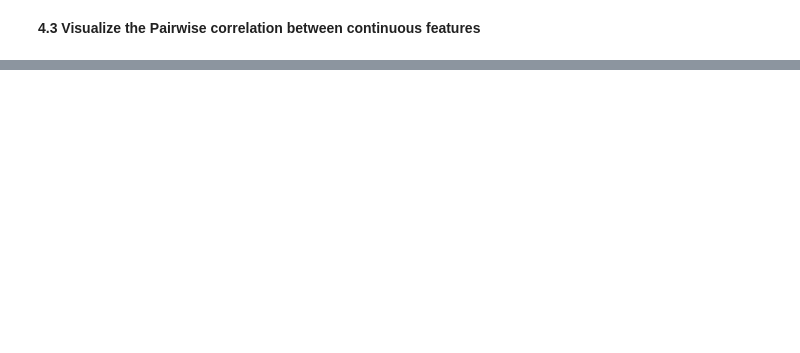
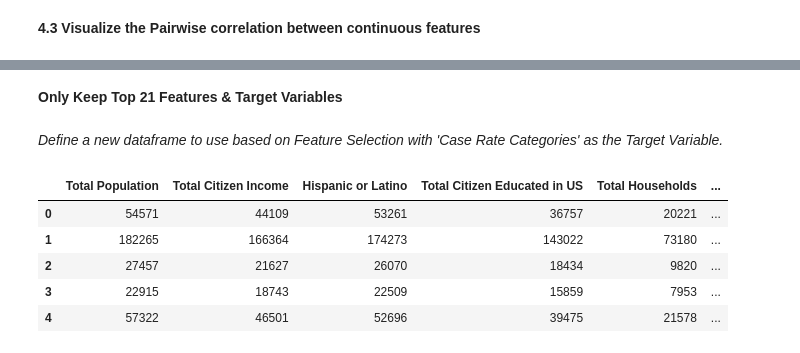
Before and after one commit to monikasivilli/Capstone-Project, a Jupyter notebook: EDA.ipynb, the cells around one changed output, grey strips where cells are left out. Saved outputs shown, nothing was run; the diff lists cells and outputs as text; code cells hidden in the pictures; blank space fills up the shorter version.

```diff
--- a/DataPrep_Norm.ipynb
+++ b/EDA.ipynb
@@ -661,0 +773,22 @@ df_final =
+# %% [markdown]
+__Only Keep Top 21 Features & Target Variables__
+# %% [markdown]
+_Define a new dataframe to use based on Feature Selection with 'Case Rate Categories' as the Target Variable._
+# %%
+df_features_case = pd.DataFrame (df, columns =['Total Population','Total Citizen Income','Hispanic or Latino','Total Citizen Educated in US',
+                                    'Total Households','White Race','Total Families','Citizen College Degree','Citizen Some College  Education',
+                                    'Citizen Income over 75000','Citizen High School  Graduate',
+                                    'Citizen No Income','Pacific Islander Race','Citizen Graduate or Professional Degree',
+                                    'Citizen Income 1-9999','Citizen Less than High School  Education',
+                                     'Citizen Income 15000-24999','Citizen Income 15000-24999','Citizen Income 35000-49999',
+                                    'Case Rate Categories'])
+
+
+df_features_case.head()
+# %% [output]
+|  | Total Population | Total Citizen Income | Hispanic or Latino | Total Citizen Educated in US | Total Households | ... |
+| 0 | 54571 | 44109 | 53261 | 36757 | 20221 | ... |
+| 1 | 182265 | 166364 | 174273 | 143022 | 73180 | ... |
+| 2 | 27457 | 21627 | 26070 | 18434 | 9820 | ... |
+| 3 | 22915 | 18743 | 22509 | 15859 | 7953 | ... |
+| 4 | 57322 | 46501 | 52696 | 39475 | 21578 | ... |
```
Also changed, not shown: parts of 36 cells of this notebook, 5 other files.
